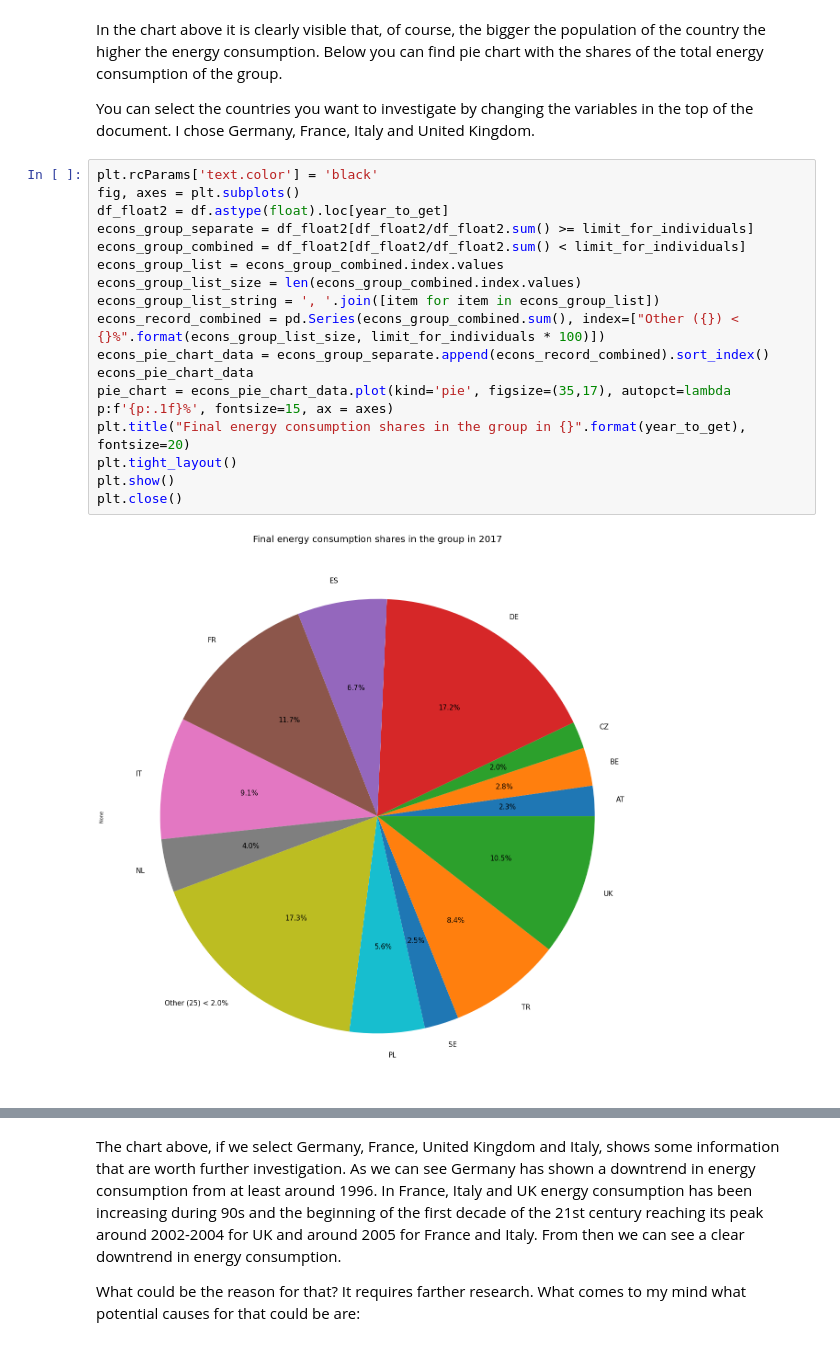
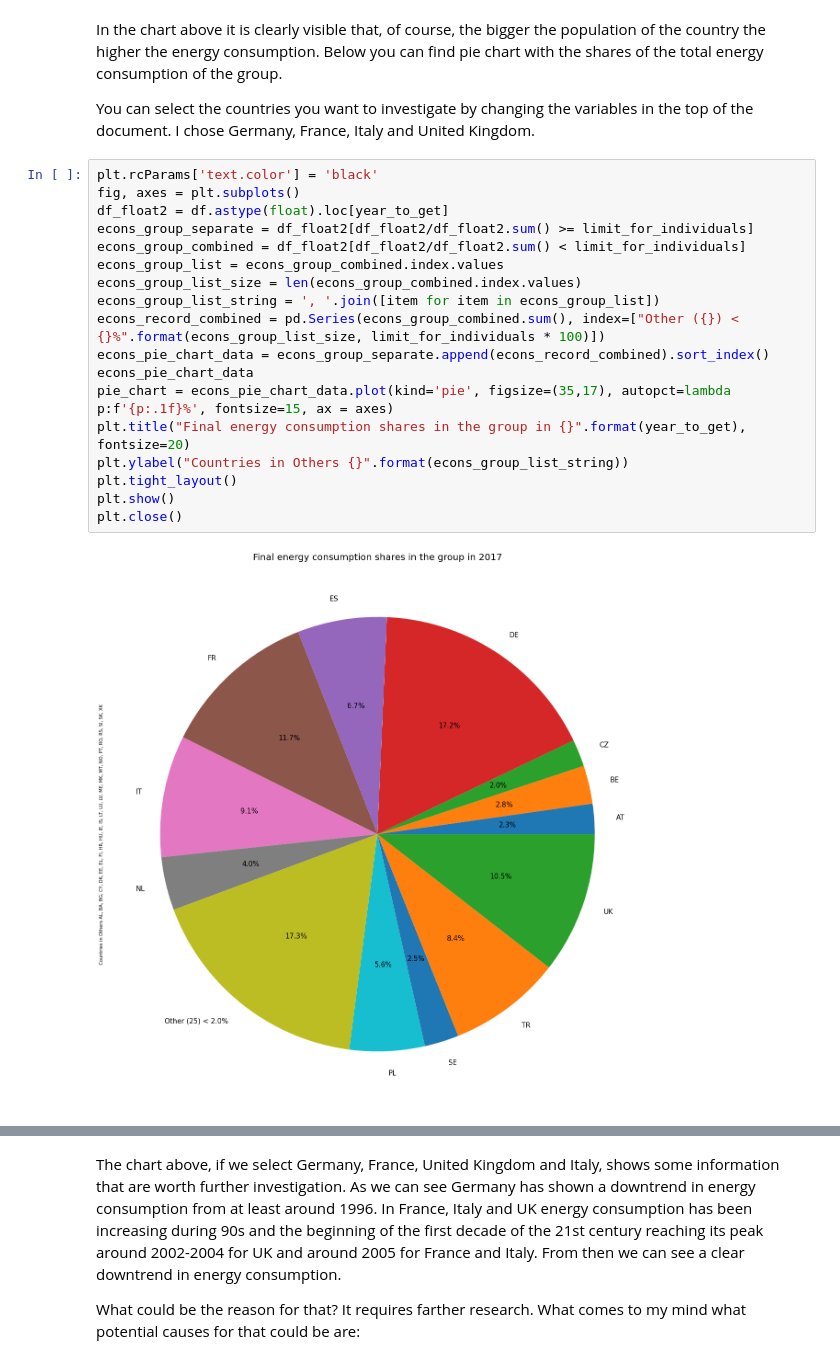
Before and after one commit to jakub-siwiec/energy-consumption, a Jupyter notebook: Energy_consumption.ipynb, the cells around one changed output, grey strips where cells are left out. Cells and saved outputs as stored; diff of their text form.

Commit message:
Labelling pie chart

```diff
--- a/Energy_consumption.ipynb
+++ b/Energy_consumption.ipynb
@@ -112,22 +112,23 @@ You can select the countries you want to investigate by changing the variables i
 # %%
 plt.rcParams['text.color'] = 'black'
 fig, axes = plt.subplots()
 df_float2 = df.astype(float).loc[year_to_get]
 econs_group_separate = df_float2[df_float2/df_float2.sum() >= limit_for_individuals]
 econs_group_combined = df_float2[df_float2/df_float2.sum() < limit_for_individuals]
 econs_group_list = econs_group_combined.index.values
 econs_group_list_size = len(econs_group_combined.index.values)
 econs_group_list_string = ', '.join([item for item in econs_group_list])
 econs_record_combined = pd.Series(econs_group_combined.sum(), index=["Other ({}) < {}%".format(econs_group_list_size, limit_for_individuals * 100)])
 econs_pie_chart_data = econs_group_separate.append(econs_record_combined).sort_index()
 econs_pie_chart_data
 pie_chart = econs_pie_chart_data.plot(kind='pie', figsize=(35,17), autopct=lambda p:f'{p:.1f}%', fontsize=15, ax = axes)
 plt.title("Final energy consumption shares in the group in {}".format(year_to_get), fontsize=20)
+plt.ylabel("Countries in Others {}".format(econs_group_list_string))
 plt.tight_layout()
 plt.show()
 plt.close()
 # %% [output]
-[figure, old version]
+[figure, new version]
 # %%
 plt.rcParams.update({'font.size': 30, 'text.color': 'black'})
 fig, axes = plt.subplots(nrows=2, ncols=2, figsize=(40,20))
```
Also changed, not shown: parts of 6 cells of this notebook.
